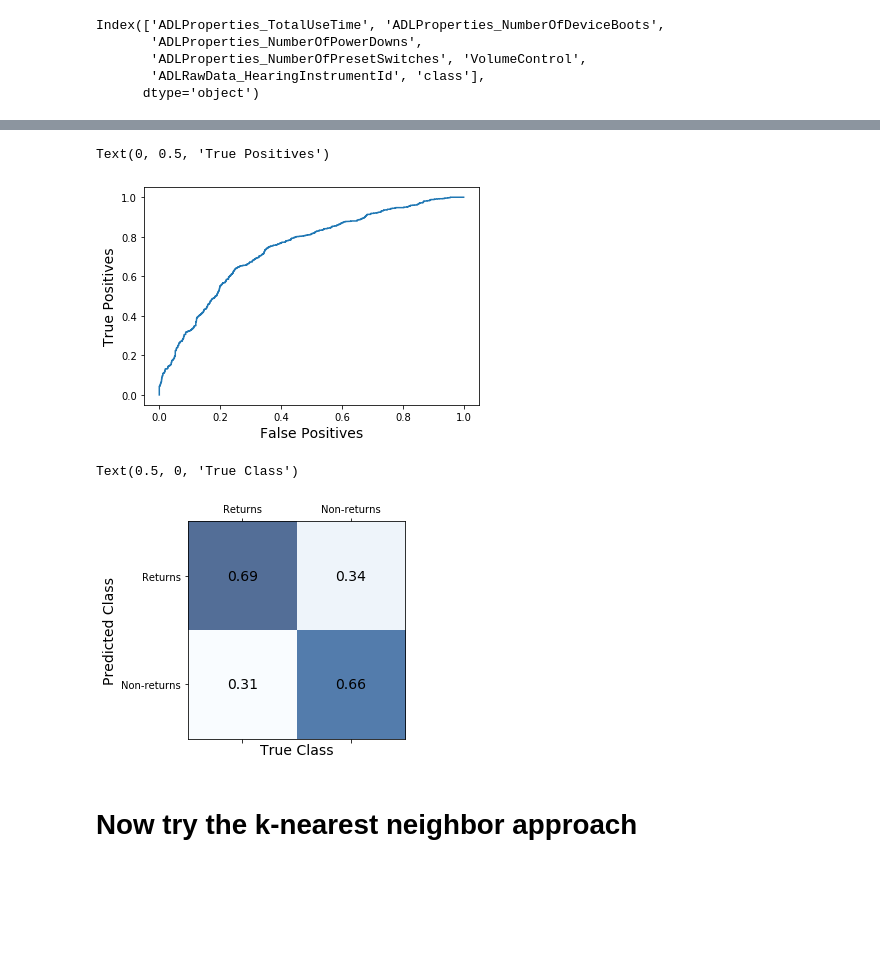
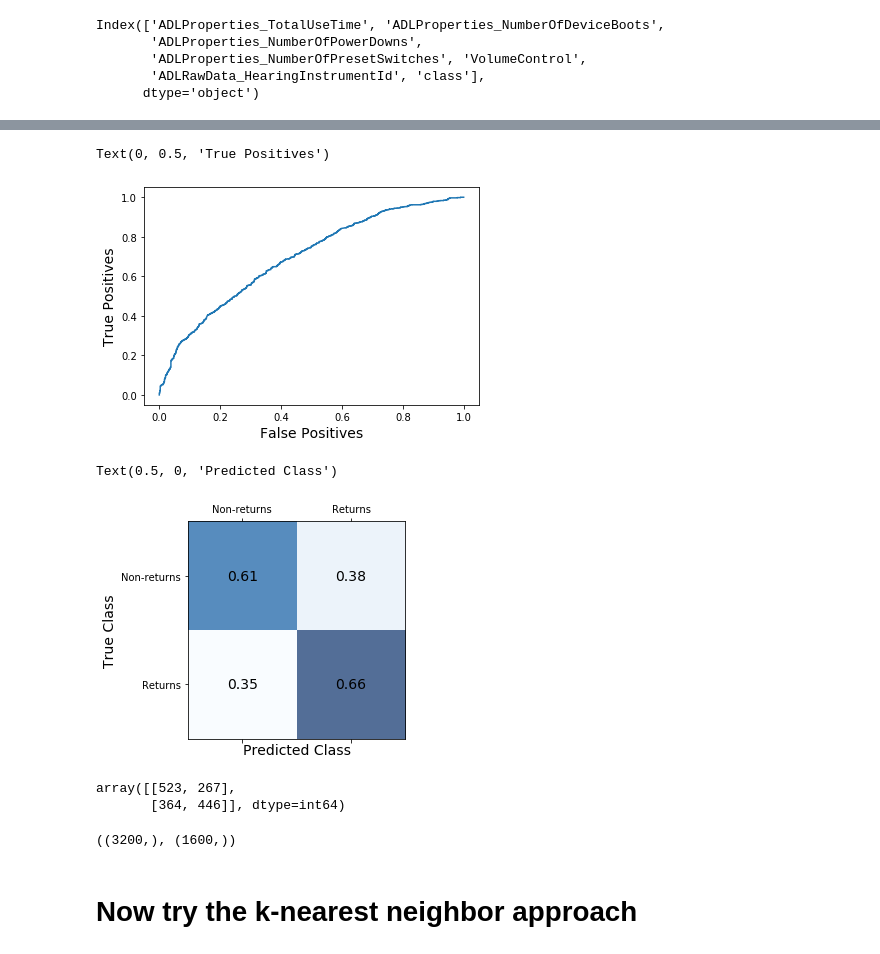
Before and after one commit to tobiaspiechowiak/HA-data-logging, a Jupyter notebook: Detecting_returns_with_5_predictors.ipynb, the cells around one changed output, grey strips where cells are left out. Drawn from its saved outputs; the diff is of its cells as text; code cells hidden in the pictures; blank space fills up the shorter version.

```diff
--- a/Detecting_returns_with_5_predictors.ipynb
+++ b/Detecting_returns_with_5_predictors.ipynb
@@ -157,7 +157,7 @@ from sklearn.utils import resample
 
 #now we need to get the right shape for the CNN
 nr_samples_majority = 4000
-nr_samples_minority = 2000
+nr_samples_minority = 4000
 
 ####resample data for use-time
 
@@ -422,6 +428,6 @@ Using TensorFlow backend.
 # %%
 #now one-hot encode
-Y_OHC = to_categorical(Y_CNN)
+Y_OHC = to_categorical(Y_)
 # %%
 #make train, test data
 trainX, testX, trainY, testY = train_test_split(X_CNN, Y_OHC, test_size=0.20, random_state=0)
@@ -438,6 +440,6 @@ model.add(Dropout(0.5))
 model.add(MaxPooling1D(pool_size = 2))
 model.add(Flatten())
 model.add(Dense(n_outputs, activation='softmax'))
-model.compile(loss='categorical_crossentropy', optimizer='adam', metrics=['accuracy'])
+model.compile(loss='mse', optimizer='adam', metrics=['accuracy'])
 model.summary()
 # %% [output]
@@ -500,31 +510,40 @@ plt.xlabel('False Positives',fontsize=14)
 plt.ylabel('True Positives',fontsize=14)
 # %% [output]
 Text(0, 0.5, 'True Positives')
-[figure, old version]
+[figure, new version]
 # %%
 #now plot the cofusion matrix
 from sklearn.metrics import confusion_matrix
-cfm = confusion_matrix(testY.argmax(axis=1), model.predict_classes(testX))
-cfm_norm = np.around(cfm / cfm.sum(axis=0),2)
+cfm = confusion_matrix(testY[:,1], model.predict_classes(testX))
+cfm_norm = np.around(cfm / cfm.sum(axis=1),2)
 
 #nicer confusion matrix
 fig, ax = plt.subplots(figsize = (4, 4))
 ax.matshow(cfm_norm,cmap=plt.cm.Blues,alpha=0.7)
 
 for i in range(cfm_norm.shape[0]):
     for j in range(cfm_norm.shape[1]):
         ax.text(x=j,y=i, s=cfm_norm[i,j],va='center',ha='center', fontsize = 14)
 
 ax.set_xticks([0,1])
 ax.set_yticks([0,1])
-ax.set_xticklabels(['Returns','Non-returns'])
-ax.set_yticklabels(['Returns','Non-returns'])
+ax.set_xticklabels(['Non-returns','Returns'])
+ax.set_yticklabels(['Non-returns','Returns'])
 
-ax.set_ylabel('Predicted Class',fontsize=14)
-ax.set_xlabel('True Class',fontsize=14)
+ax.set_ylabel('True Class',fontsize=14)
+ax.set_xlabel('Predicted Class',fontsize=14)
 # %% [output]
-Text(0.5, 0, 'True Class')
+Text(0.5, 0, 'Predicted Class')
-[figure, old version]
+[figure, new version]
+# %%
+cfm
+# %% [output]
+array([[523, 267],
+       [364, 446]], dtype=int64)
+# %%
+testY.ravel().shape, model.predict_classes(testX).ravel().shape
+# %% [output]
+((3200,), (1600,))
 # %% [markdown]
 # Now try the k-nearest neighbor approach
 # %%
```
Also changed, not shown: parts of 28 cells of this notebook, 5 other files.
